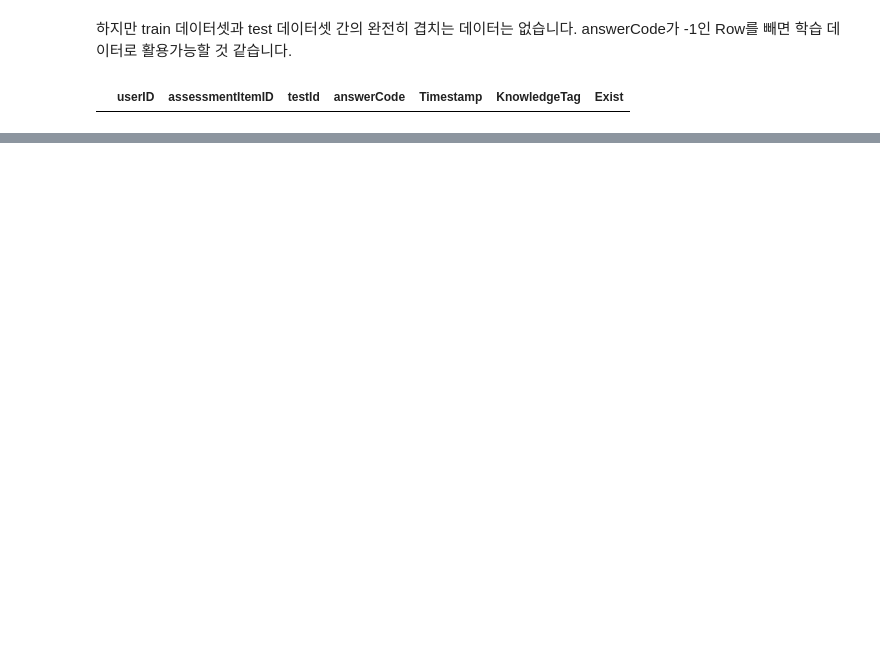
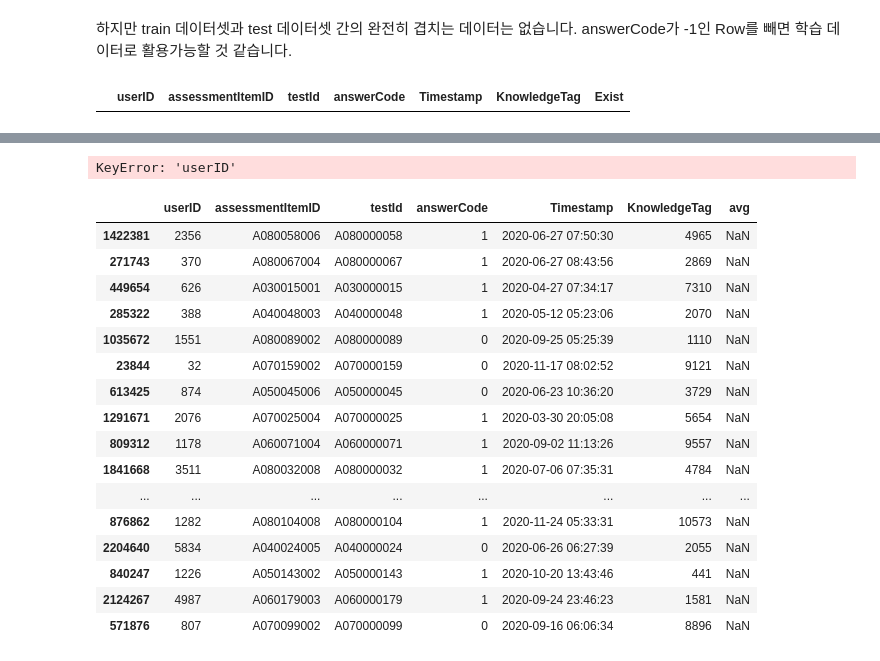
Before and after one commit to bcaitech1/p4-dkt-dkdkt, a Jupyter notebook: junseok/EDA.ipynb, the cells around one changed output, grey strips where cells are left out. Saved outputs shown, nothing was run; the diff lists cells and outputs as text; code cells hidden in the pictures; blank space fills up the shorter version.

```diff
--- a/junseok/EDA.ipynb
+++ b/junseok/EDA.ipynb
@@ -121,0 +206,24 @@ df[df['Exist']==True]
+# %%
+train_df.loc[train_df['userID'],'avg'] =
+# %% [output]
+KeyError: 'userID'
+# %%
+train_df.sample(20)
+# %% [output]
+|  | userID | assessmentItemID | testId | answerCode | Timestamp | KnowledgeTag | avg |
+| 1422381 | 2356 | A080058006 | A080000058 | 1 | 2020-06-27 07:50:30 | 4965 | NaN |
+| 271743 | 370 | A080067004 | A080000067 | 1 | 2020-06-27 08:43:56 | 2869 | NaN |
+| 449654 | 626 | A030015001 | A030000015 | 1 | 2020-04-27 07:34:17 | 7310 | NaN |
+| 285322 | 388 | A040048003 | A040000048 | 1 | 2020-05-12 05:23:06 | 2070 | NaN |
+| 1035672 | 1551 | A080089002 | A080000089 | 0 | 2020-09-25 05:25:39 | 1110 | NaN |
+| 23844 | 32 | A070159002 | A070000159 | 0 | 2020-11-17 08:02:52 | 9121 | NaN |
+| 613425 | 874 | A050045006 | A050000045 | 0 | 2020-06-23 10:36:20 | 3729 | NaN |
+| 1291671 | 2076 | A070025004 | A070000025 | 1 | 2020-03-30 20:05:08 | 5654 | NaN |
+| 809312 | 1178 | A060071004 | A060000071 | 1 | 2020-09-02 11:13:26 | 9557 | NaN |
+| 1841668 | 3511 | A080032008 | A080000032 | 1 | 2020-07-06 07:35:31 | 4784 | NaN |
+| ... | ... | ... | ... | ... | ... | ... | ... |
+| 876862 | 1282 | A080104008 | A080000104 | 1 | 2020-11-24 05:33:31 | 10573 | NaN |
+| 2204640 | 5834 | A040024005 | A040000024 | 0 | 2020-06-26 06:27:39 | 2055 | NaN |
+| 840247 | 1226 | A050143002 | A050000143 | 1 | 2020-10-20 13:43:46 | 441 | NaN |
+| 2124267 | 4987 | A060179003 | A060000179 | 1 | 2020-09-24 23:46:23 | 1581 | NaN |
+| 571876 | 807 | A070099002 | A070000099 | 0 | 2020-09-16 06:06:34 | 8896 | NaN |
```
Also changed, not shown: parts of 21 cells of this notebook, 15 other files.
